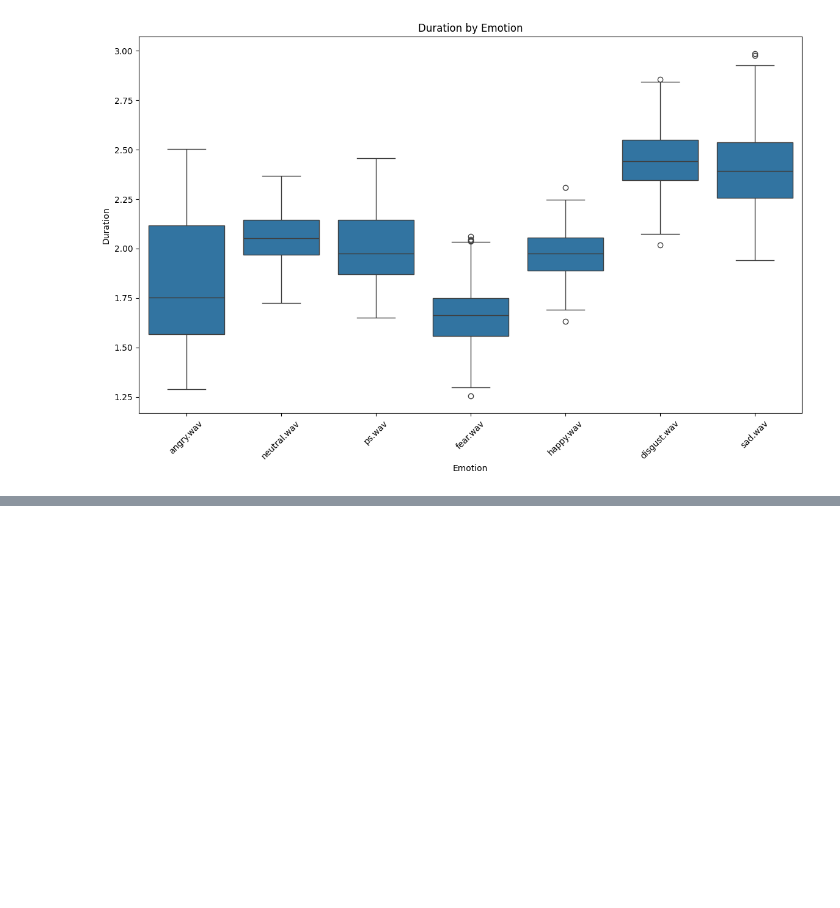
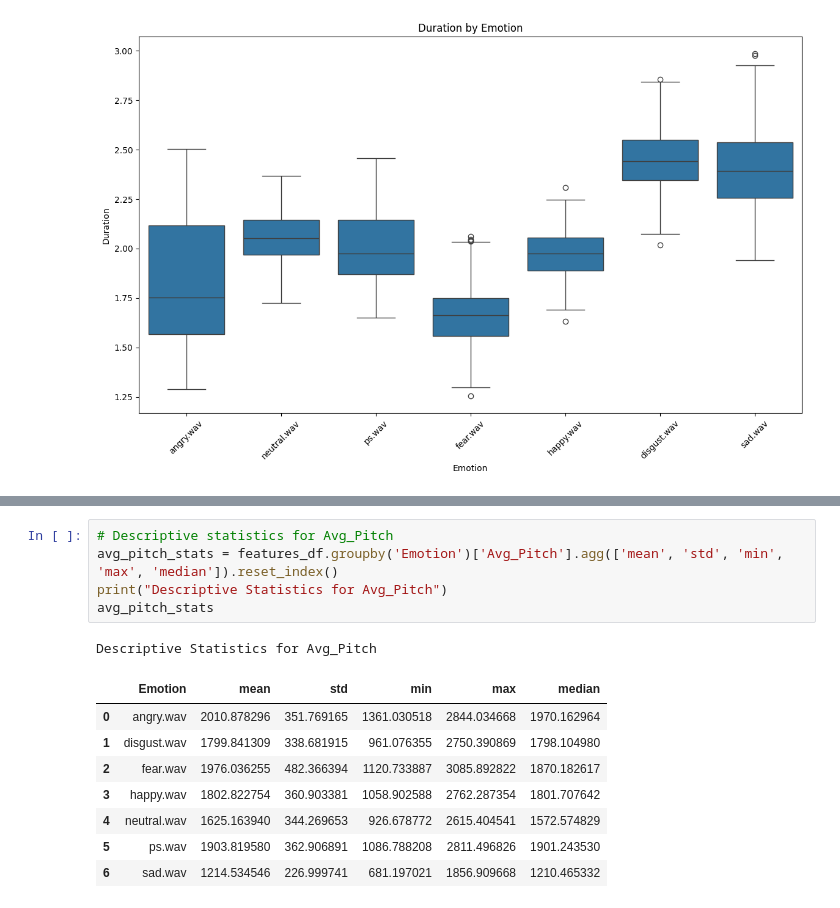
Before and after one commit to moyedx3/melodic_Interaction, a Jupyter notebook: process.ipynb, the cells around one changed output, grey strips where cells are left out. Drawn from its saved outputs; the diff is of its cells as text; blank space fills up the shorter version.

```diff
--- a/process.ipynb
+++ b/process.ipynb
@@ -298,0 +371,15 @@ plt.show()
+# %%
+# Descriptive statistics for Avg_Pitch
+avg_pitch_stats = features_df.groupby('Emotion')['Avg_Pitch'].agg(['mean', 'std', 'min', 'max', 'median']).reset_index()
+print("Descriptive Statistics for Avg_Pitch")
+avg_pitch_stats
+# %% [output]
+Descriptive Statistics for Avg_Pitch
+|  | Emotion | mean | std | min | max | median |
+| 0 | angry.wav | 2010.878296 | 351.769165 | 1361.030518 | 2844.034668 | 1970.162964 |
+| 1 | disgust.wav | 1799.841309 | 338.681915 | 961.076355 | 2750.390869 | 1798.104980 |
+| 2 | fear.wav | 1976.036255 | 482.366394 | 1120.733887 | 3085.892822 | 1870.182617 |
+| 3 | happy.wav | 1802.822754 | 360.903381 | 1058.902588 | 2762.287354 | 1801.707642 |
+| 4 | neutral.wav | 1625.163940 | 344.269653 | 926.678772 | 2615.404541 | 1572.574829 |
+| 5 | ps.wav | 1903.819580 | 362.906891 | 1086.788208 | 2811.496826 | 1901.243530 |
+| 6 | sad.wav | 1214.534546 | 226.999741 | 681.197021 | 1856.909668 | 1210.465332 |
```
Also changed, not shown: parts of 5 cells of this notebook.
